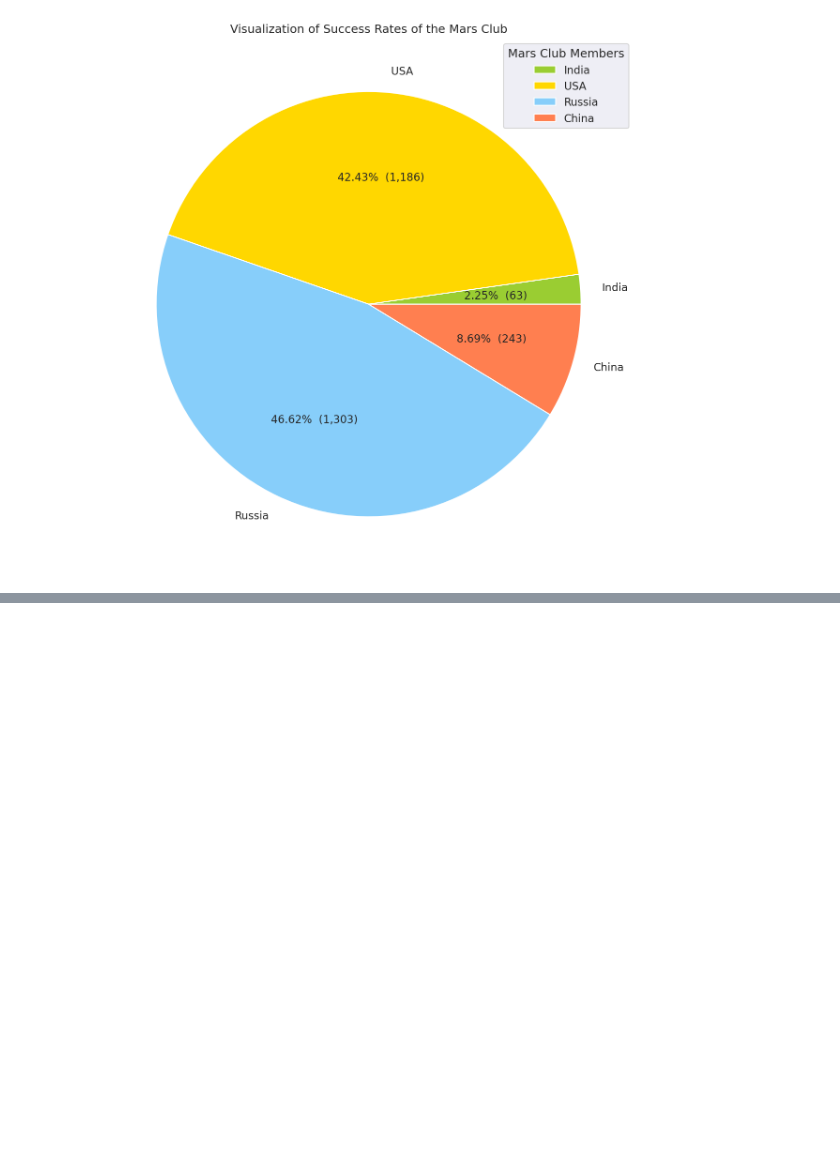
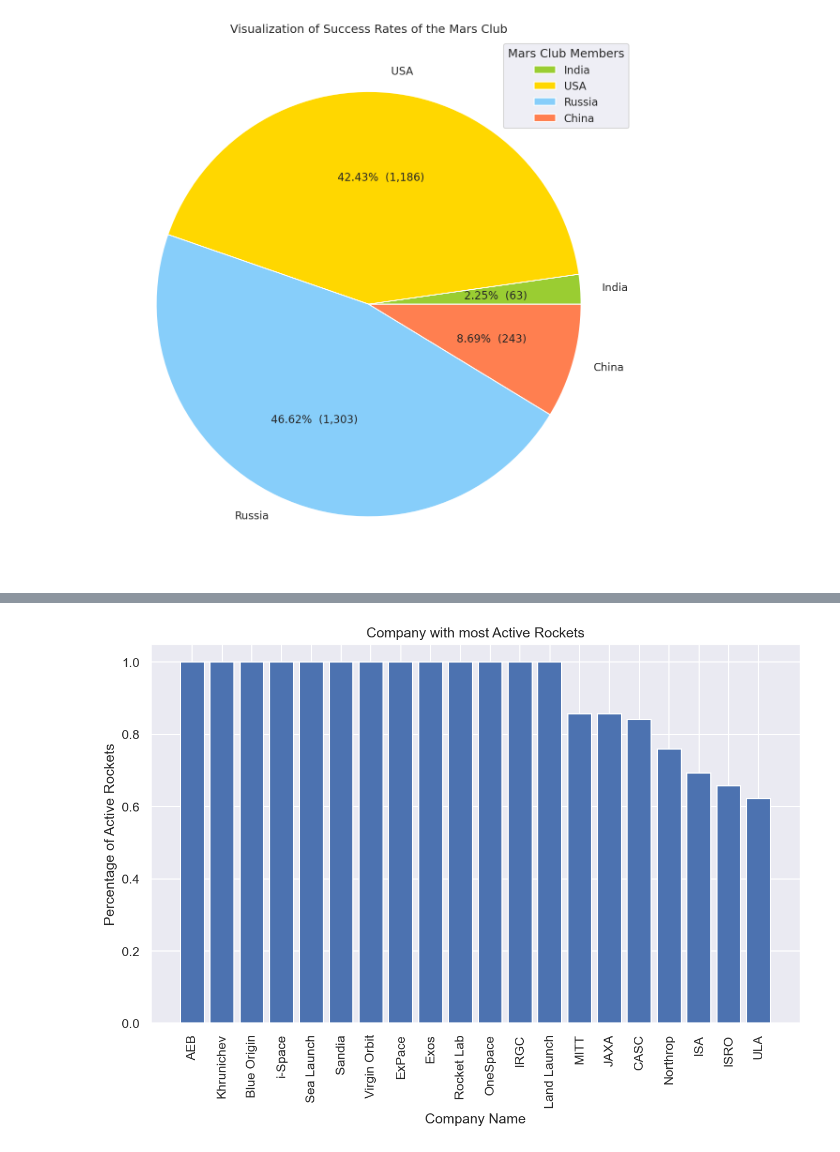
Before and after one commit to DSCKGEC/Space-Missions, a Jupyter notebook: notebooks/space_missions_eda.ipynb, the cells around one changed output, grey strips where cells are left out. Cells and saved outputs as stored; diff of their text form; code cells hidden in the pictures; blank space fills up the shorter version.

Commit message:
Added code - Companies with most active rockets (top 20)

```diff
--- a/notebooks/space_missions_eda.ipynb
+++ b/notebooks/space_missions_eda.ipynb
@@ -543,0 +547,7 @@ Text(0.5, 1.0, 'Visualization of Success Rates of the Mars Club')
+# %%
+df_rocket = df[['Company Name', 'Status Rocket']]
+# %%
+df_rocket_active = df_rocket[df_rocket['Status Rocket'] == 'StatusActive']
+df_rocket_active = df_rocket_active.groupby('Company Name').count()
+df_active = df_rocket_active.rename(columns= {'Status Rocket': 'StatusActive'})
+df_active.head()
@@ -543,0 +562,5 @@ Text(0.5, 1.0, 'Visualization of Success Rates of the Mars Club')
+# %%
+df_rocket_retired = df_rocket[df_rocket['Status Rocket'] == 'StatusRetired']
+df_rocket_retired = df_rocket_retired.groupby('Company Name').count()
+df_retired = df_rocket_retired.rename(columns={'Status Rocket': 'StatusRetired'})
+df_retired.head()
@@ -543,0 +575,10 @@ Text(0.5, 1.0, 'Visualization of Success Rates of the Mars Club')
+# %%
+df_final = pd.merge(df_active, df_retired, on='Company Name', how='outer')
+df_final = df_final.fillna(0)
+df_final['StatusActive'] = df_final['StatusActive'].astype('int')
+df_final['StatusRetired'] = df_final['StatusRetired'].astype('int')
+df_final['Total Rocket'] = df_final['StatusActive'] + df_final['StatusRetired']
+df_final['% StatusActive'] = df_final['StatusActive'] / df_final['Total Rocket']
+df_final.sort_values(by=['% StatusActive'], inplace=True, ascending=False)
+df_final.reset_index(inplace=True)
+df_final.head()
@@ -543,0 +594,15 @@ Text(0.5, 1.0, 'Visualization of Success Rates of the Mars Club')
+# %%
+df_final_plot = df_final.head(20)
+
+x = df_final_plot['Company Name']
+y = df_final_plot['% StatusActive']
+
+figure(figsize=(10, 6), dpi=150)
+plt.bar(x, y)
+plt.xlabel('Company Name')
+plt.ylabel('Percentage of Active Rockets')
+plt.title('Company with most Active Rockets')
+plt.xticks(rotation=90)
+plt.show()
+# %% [output]
+[figure, added]
```
Also changed, not shown: parts of 5 cells of this notebook.
